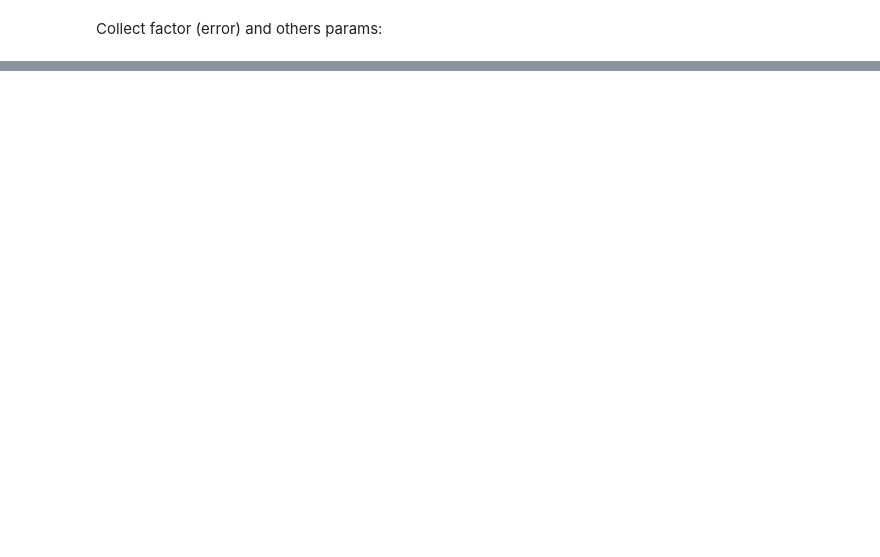
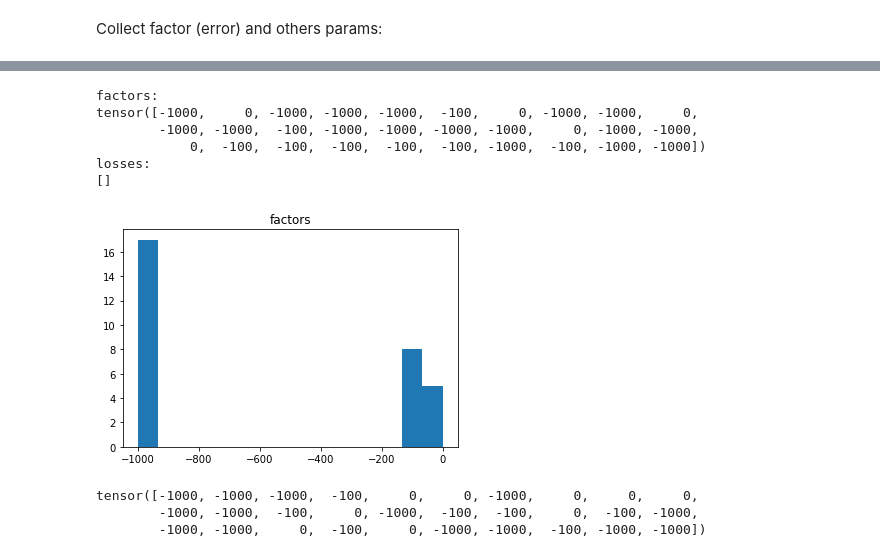
Before and after one commit to dglyzin/epireadgen, a Jupyter notebook: notebooks/diffurs_exs_mcmc.ipynb, the cells around one changed output, grey strips where cells are left out. Saved outputs shown, nothing was run; the diff lists cells and outputs as text; code cells hidden in the pictures; blank space fills up the shorter version.

Commit message:
added diffur examples tests start adding Lorenz model

```diff
--- a/notebooks/diffurs_exs_mcmc.ipynb
+++ b/notebooks/diffurs_exs_mcmc.ipynb
@@ -145,0 +441,2 @@ tensor(-100.)
+# %%
+mcmc, losses = sm.test_mcmc(40, sim_spec, mdbg=False, edbg=False)
@@ -145,0 +449,3 @@ tensor(-100.)
+# %%
+sim_spec = sm.update_spec(sim_spec, mcmc, idx=-1, side="A", dbg=False)
+sim_spec['agents']['A']
@@ -145,0 +461,4 @@ tensor(-100.)
+# %%
+sim_spec['agents']['A']["counts"]=[1, 3, 2]
+# %%
+run_test_and_show(sim_spec)
@@ -145,0 +483,16 @@ tensor(-100.)
+# %%
+factors = run_tests_and_collect_factors(30, sim_spec)
+# %% [output]
+factors:
+tensor([-1000,     0, -1000, -1000, -1000,  -100,     0, -1000, -1000,     0,
+        -1000, -1000,  -100, -1000, -1000, -1000, -1000,     0, -1000, -1000,
+            0,  -100,  -100,  -100,  -100,  -100, -1000,  -100, -1000, -1000])
+losses:
+[]
+[figure, added]
+# %%
+factors
+# %% [output]
+tensor([-1000, -1000, -1000,  -100,     0,     0, -1000,     0,     0,     0,
+        -1000, -1000,  -100,     0, -1000,  -100,  -100,     0,  -100, -1000,
+        -1000, -1000,     0,  -100,     0, -1000, -1000,  -100, -1000, -1000])
```
Also changed, not shown: parts of 33 cells of this notebook, 5 other files.
